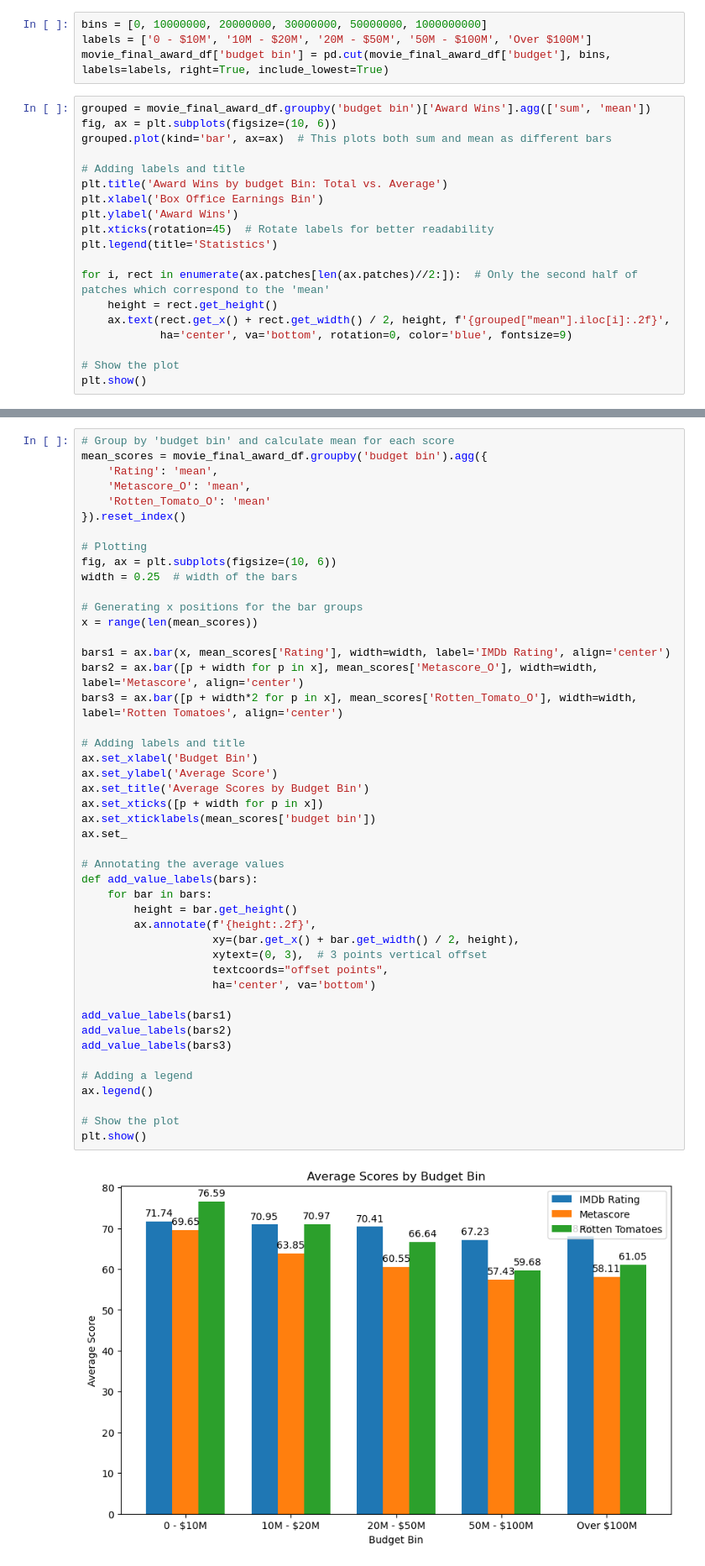
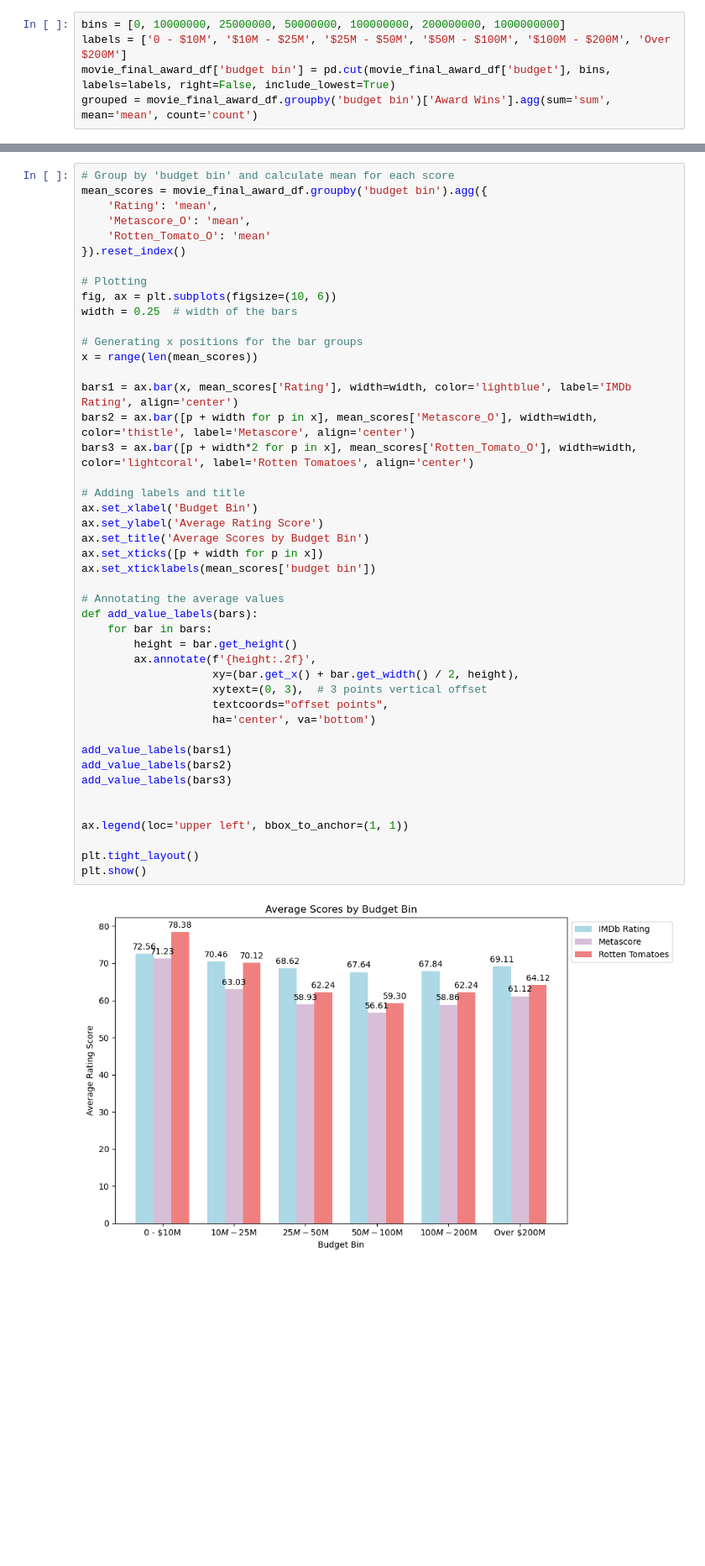
Before and after one commit to jvwastaken/Blockbuster-Breakdown, a Jupyter notebook: sloucel_analysis/final_sl_awards_analysis.ipynb, the cells around one changed output, grey strips where cells are left out. Shown at 84% size. Drawn from its saved outputs; the diff is of its cells as text; blank space fills up the shorter version.

```diff
--- a/sloucel_analysis/final_sl_awards_analysis.ipynb
+++ b/sloucel_analysis/final_sl_awards_analysis.ipynb
@@ -249,25 +223,7 @@ print(f'The r-value is: {correlation}')
 The r-value is: PearsonRResult(statistic=0.2292271143609786, pvalue=1.4538695798120637e-21)
 [figure]
 # %%
-bins = [0, 10000000, 20000000, 30000000, 50000000, 1000000000]
-labels = ['0 - $10M', '10M - $20M', '20M - $50M', '50M - $100M', 'Over $100M']
-movie_final_award_df['budget bin'] = pd.cut(movie_final_award_df['budget'], bins, labels=labels, right=True, include_lowest=True)
+bins = [0, 10000000, 25000000, 50000000, 100000000, 200000000, 1000000000]
+labels = ['0 - $10M', '$10M - $25M', '$25M - $50M', '$50M - $100M', '$100M - $200M', 'Over $200M']
+movie_final_award_df['budget bin'] = pd.cut(movie_final_award_df['budget'], bins, labels=labels, right=False, include_lowest=True)
+grouped = movie_final_award_df.groupby('budget bin')['Award Wins'].agg(sum='sum', mean='mean', count='count')
-# %%
-grouped = movie_final_award_df.groupby('budget bin')['Award Wins'].agg(['sum', 'mean'])
-fig, ax = plt.subplots(figsize=(10, 6))
-grouped.plot(kind='bar', ax=ax)  # This plots both sum and mean as different bars
-
-# Adding labels and title
-plt.title('Award Wins by budget Bin: Total vs. Average')
-plt.xlabel('Box Office Earnings Bin')
-plt.ylabel('Award Wins')
-plt.xticks(rotation=45)  # Rotate labels for better readability
-plt.legend(title='Statistics')
-
-for i, rect in enumerate(ax.patches[len(ax.patches)//2:]):  # Only the second half of patches which correspond to the 'mean'
-    height = rect.get_height()
-    ax.text(rect.get_x() + rect.get_width() / 2, height, f'{grouped["mean"].iloc[i]:.2f}',
-            ha='center', va='bottom', rotation=0, color='blue', fontsize=9)
-
-# Show the plot
-plt.show()
@@ -285,39 +272,38 @@ mean_scores = movie_final_award_df.groupby('budget bin').agg({
 fig, ax = plt.subplots(figsize=(10, 6))
 width = 0.25  # width of the bars
 
 # Generating x positions for the bar groups
 x = range(len(mean_scores))
 
-bars1 = ax.bar(x, mean_scores['Rating'], width=width, label='IMDb Rating', align='center')
-bars2 = ax.bar([p + width for p in x], mean_scores['Metascore_O'], width=width, label='Metascore', align='center')
-bars3 = ax.bar([p + width*2 for p in x], mean_scores['Rotten_Tomato_O'], width=width, label='Rotten Tomatoes', align='center')
+bars1 = ax.bar(x, mean_scores['Rating'], width=width, color='lightblue', label='IMDb Rating', align='center')
+bars2 = ax.bar([p + width for p in x], mean_scores['Metascore_O'], width=width, color='thistle', label='Metascore', align='center')
+bars3 = ax.bar([p + width*2 for p in x], mean_scores['Rotten_Tomato_O'], width=width, color='lightcoral', label='Rotten Tomatoes', align='center')
 
 # Adding labels and title
 ax.set_xlabel('Budget Bin')
-ax.set_ylabel('Average Score')
+ax.set_ylabel('Average Rating Score')
 ax.set_title('Average Scores by Budget Bin')
 ax.set_xticks([p + width for p in x])
 ax.set_xticklabels(mean_scores['budget bin'])
-ax.set_
 
 # Annotating the average values
 def add_value_labels(bars):
     for bar in bars:
         height = bar.get_height()
         ax.annotate(f'{height:.2f}',
                     xy=(bar.get_x() + bar.get_width() / 2, height),
                     xytext=(0, 3),  # 3 points vertical offset
                     textcoords="offset points",
                     ha='center', va='bottom')
 
 add_value_labels(bars1)
 add_value_labels(bars2)
 add_value_labels(bars3)
 
-# Adding a legend
-ax.legend()
 
-# Show the plot
+ax.legend(loc='upper left', bbox_to_anchor=(1, 1))
+
+plt.tight_layout()
 plt.show()
 # %% [output]
-[figure, old version]
+[figure, new version]
```
Also changed, not shown: parts of 15 cells of this notebook.
